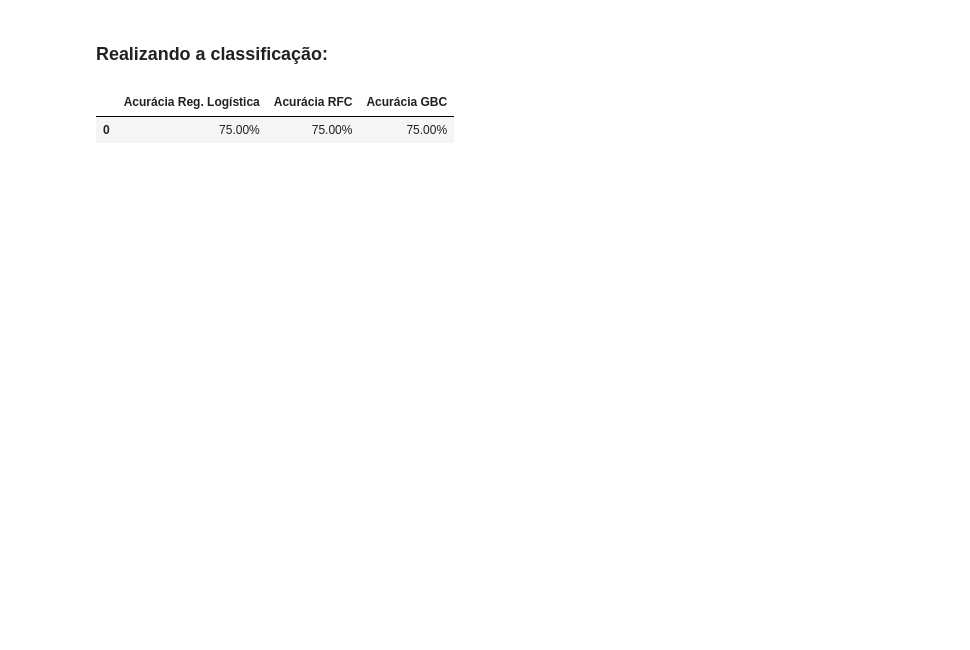
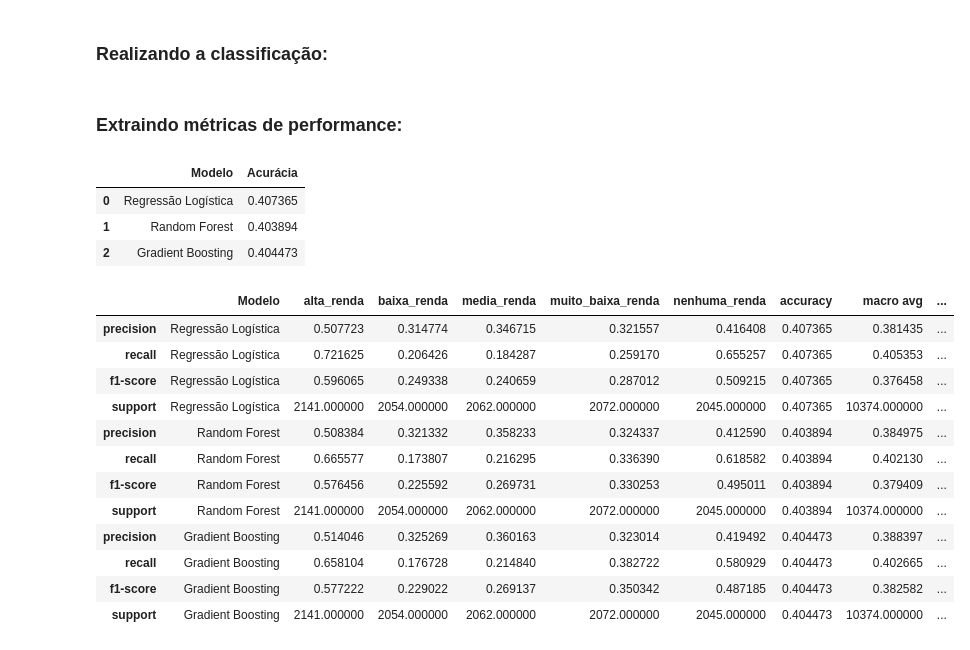
Before and after one commit to gabriel-fonseca-repo/enem-microdados-ml, a Jupyter notebook: src/class.ipynb, the cells around one changed output. Drawn from its saved outputs; the diff is of its cells as text; code cells hidden in the pictures; blank space fills up the shorter version.

```diff
--- a/src/class.ipynb
+++ b/src/class.ipynb
@@ -147,17 +177,67 @@ logreg.fit(X_train, Y_train)
 rfc.fit(X_train, Y_train)
 gbc.fit(X_train, Y_train)
 
-result_logreg = logreg.score(X_test, Y_test)
-result_rfc = rfc.score(X_test, Y_test)
-result_gbc = gbc.score(X_test, Y_test)
-
-pd.DataFrame(
-    {
-        "Acurácia Reg. Logística": [f"{result_logreg:.2%}"],
-        "Acurácia RFC": [f"{result_rfc:.2%}"],
-        "Acurácia GBC": [f"{result_gbc:.2%}"],
-    }
-)
+Y_pred_logreg = logreg.predict(X_test)
+Y_pred_rfc = rfc.predict(X_test)
+Y_pred_gbc = gbc.predict(X_test)
-# %% [output]
-|  | Acurácia Reg. Logística | Acurácia RFC | Acurácia GBC |
-| 0 | 75.00% | 75.00% | 75.00% |
+# %% [markdown]
+### Extraindo métricas de performance:
+# %%
+# Acurácias
+
+df_acuracias = pd.DataFrame(
+    {
+        "Modelo": ["Regressão Logística", "Random Forest", "Gradient Boosting"],
+        "Acurácia": [
+            logreg.score(X_test, Y_test),
+            rfc.score(X_test, Y_test),
+            gbc.score(X_test, Y_test),
+        ],
+    }
+)
+
+df_acuracias.to_csv("../data/out/class/acuracias.csv", index=False)
+
+df_acuracias
+# %% [output]
+|  | Modelo | Acurácia |
+| 0 | Regressão Logística | 0.407365 |
+| 1 | Random Forest | 0.403894 |
+| 2 | Gradient Boosting | 0.404473 |
+# %%
+# Classification Reports
+
+cr_from_y_pred = lambda Y_pred: pd.DataFrame(
+    classification_report(Y_test, Y_pred, output_dict=True, zero_division=0)
+)
+
+df_cr_logreg = cr_from_y_pred(Y_pred_logreg)
+df_cr_rfc = cr_from_y_pred(Y_pred_rfc)
+df_cr_gbc = cr_from_y_pred(Y_pred_gbc)
+
+df_cr_logreg["Modelo"] = "Regressão Logística"
+df_cr_rfc["Modelo"] = "Random Forest"
+df_cr_gbc["Modelo"] = "Gradient Boosting"
+
+df_final = pd.concat([df_cr_logreg, df_cr_rfc, df_cr_gbc], axis=0)
+
+colunas = ["Modelo"] + [col for col in df_final.columns if col != "Modelo"]
+df_final = df_final[colunas]
+
+df_final.to_csv("../data/out/class/class_report.csv", index=False)
+
+df_final
+# %% [output]
+|  | Modelo | alta_renda | baixa_renda | media_renda | muito_baixa_renda | nenhuma_renda | accuracy | macro avg | ... |
+| precision | Regressão Logística | 0.507723 | 0.314774 | 0.346715 | 0.321557 | 0.416408 | 0.407365 | 0.381435 | ... |
+| recall | Regressão Logística | 0.721625 | 0.206426 | 0.184287 | 0.259170 | 0.655257 | 0.407365 | 0.405353 | ... |
+| f1-score | Regressão Logística | 0.596065 | 0.249338 | 0.240659 | 0.287012 | 0.509215 | 0.407365 | 0.376458 | ... |
+| support | Regressão Logística | 2141.000000 | 2054.000000 | 2062.000000 | 2072.000000 | 2045.000000 | 0.407365 | 10374.000000 | ... |
+| precision | Random Forest | 0.508384 | 0.321332 | 0.358233 | 0.324337 | 0.412590 | 0.403894 | 0.384975 | ... |
+| recall | Random Forest | 0.665577 | 0.173807 | 0.216295 | 0.336390 | 0.618582 | 0.403894 | 0.402130 | ... |
+| f1-score | Random Forest | 0.576456 | 0.225592 | 0.269731 | 0.330253 | 0.495011 | 0.403894 | 0.379409 | ... |
+| support | Random Forest | 2141.000000 | 2054.000000 | 2062.000000 | 2072.000000 | 2045.000000 | 0.403894 | 10374.000000 | ... |
+| precision | Gradient Boosting | 0.514046 | 0.325269 | 0.360163 | 0.323014 | 0.419492 | 0.404473 | 0.388397 | ... |
+| recall | Gradient Boosting | 0.658104 | 0.176728 | 0.214840 | 0.382722 | 0.580929 | 0.404473 | 0.402665 | ... |
+| f1-score | Gradient Boosting | 0.577222 | 0.229022 | 0.269137 | 0.350342 | 0.487185 | 0.404473 | 0.382582 | ... |
+| support | Gradient Boosting | 2141.000000 | 2054.000000 | 2062.000000 | 2072.000000 | 2045.000000 | 0.404473 | 10374.000000 | ... |
```
Also changed, not shown: parts of 7 cells of this notebook, 4 other files.
